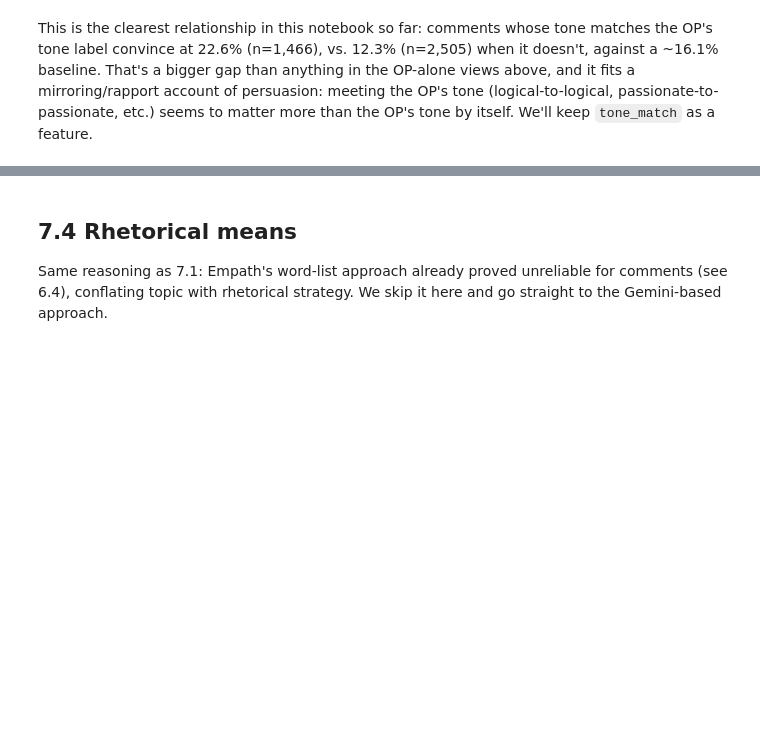
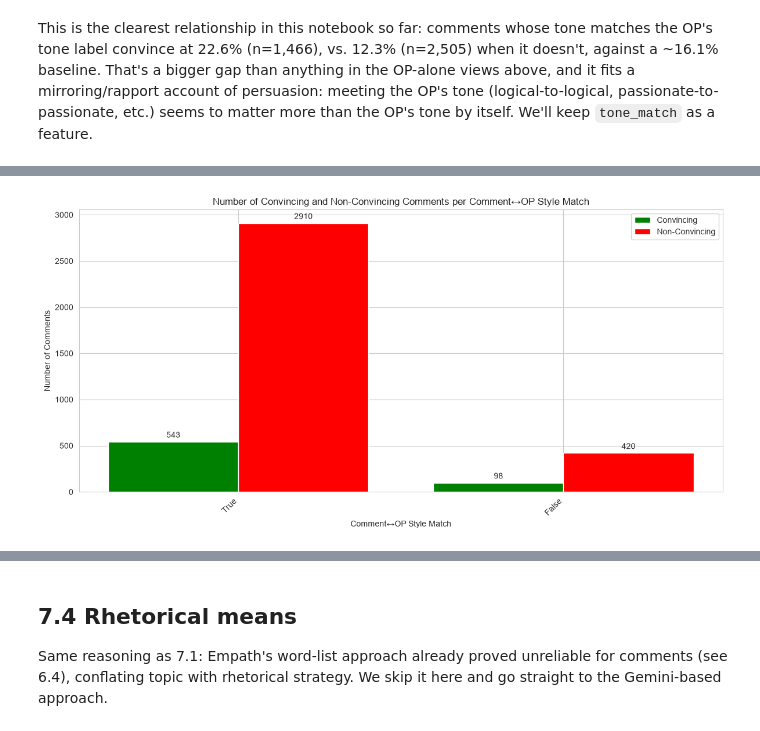
Before and after one commit to jct-nlp/change-my-view-2025, a Jupyter notebook: this work/03.3_feature_engineering_op_relation.ipynb, the cells around one changed output, grey strips where cells are left out. Saved outputs shown, nothing was run; the diff lists cells and outputs as text; code cells hidden in the pictures; blank space fills up the shorter version.

```diff
--- a/this work/03.3_feature_engineering_op_relation.ipynb
+++ b/this work/03.3_feature_engineering_op_relation.ipynb
@@ -343,2 +340,0 @@ This is the clearest relationship in this notebook so far: comments whose tone m
-# %%
-op_df['style_op'] = None
@@ -347,2 +340,0 @@ do_calc_feature_op(op_df, "style_op", get_style)
-# %%
-op_df['style_label_op'] = op_df['style_op'].apply(get_style_label)
@@ -348,0 +345,24 @@ op_df['style_label_op'] = op_df['style_op'].apply(get_style_label)
+# %%
+op_df['style_google_op'] = None
+
+import re
+
+def get_style_from_google_ai_op_batch(rows):
+  texts = [row['original_post'] for row in rows]
+
+  numbered_texts = "\n\n".join(f"{i}:\n{text}" for i, text in enumerate(texts))
+  user_prompt = style_llm_prompt_prefix + numbered_texts
+  response = common_functions.generate_content_with_retry(genai_client, GEMINI_MODEL, contents=user_prompt)
+
+  if response.text is None:
+    reason = response.candidates[0].finish_reason if response.candidates else response.prompt_feedback
+    raise common_functions.BlockedResponseError(f"empty response, likely safety-blocked (reason: {reason})")
+
+  labels = [None] * len(texts)
+  for line in response.text.strip().splitlines():
+    match = re.match(r'\s*(\d+)\s*[:\-]\s*(\w+)', line)
+    if match:
+      i, label = int(match.group(1)), match.group(2)
+      if 0 <= i < len(labels):
+        labels[i] = label
+  return labels
@@ -348,0 +414,15 @@ op_df['style_label_op'] = op_df['style_op'].apply(get_style_label)
+# %%
+# Does the comment's own style match the OP's style label exactly?
+comments_df['style_google_op'] = comments_df['original_post'].map(
+    op_df.set_index('original_post')['style_google_op']
+)
+comments_df['style_match'] = comments_df['style_google'] == comments_df['style_google_op']
+comments_df = comments_df.copy()  # defragment - avoids a pandas PerformanceWarning after many single-column inserts
+
+baseline_rate = comments_df['is_convincing'].mean()
+print(f"Baseline convincing rate: {baseline_rate:.1%}\n")
+
+rate_table = comments_df.groupby('style_match')['is_convincing'].agg(['mean', 'count'])
+rate_table['mean'] = (rate_table['mean'] * 100).round(1)
+rate_table.columns = ['convincing_rate_%', 'n']
+rate_table
@@ -348,0 +435,4 @@ op_df['style_label_op'] = op_df['style_op'].apply(get_style_label)
+# %%
+common_functions.plot_category_histogram(comments_df, 'style_match', 'Comment↔OP Style Match')
+# %% [output]
+[figure, added]
```
Also changed, not shown: parts of 11 cells of this notebook.
